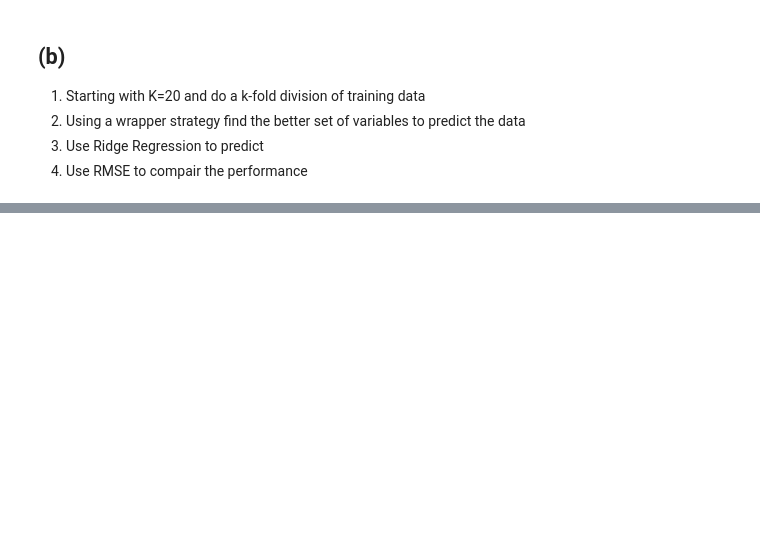
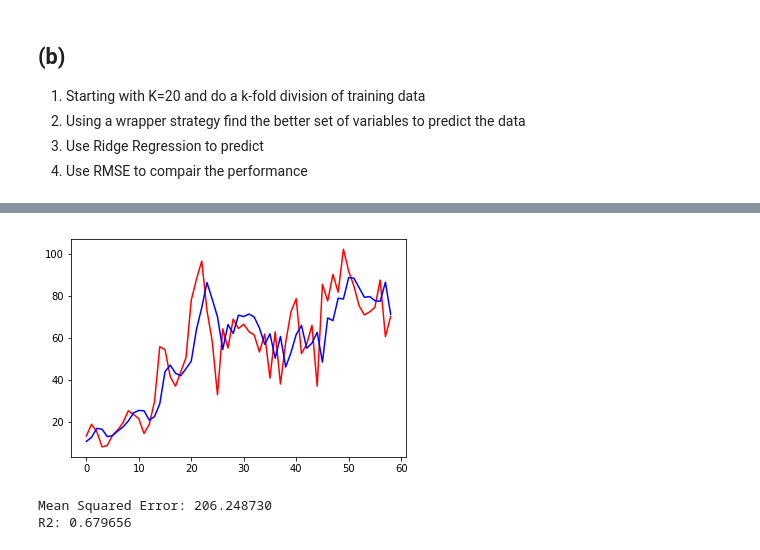
Before and after one commit to seoruosa/ia006_aprendizado-de-maquina_feec-unicamp, a Jupyter notebook: EFC/EFC1/sunspot.ipynb, the cells around one changed output, grey strips where cells are left out. Saved outputs shown, nothing was run; the diff lists cells and outputs as text; code cells hidden in the pictures; blank space fills up the shorter version.

Commit message:
wrapper with kfold with a ridge regression model

```diff
--- a/EFC/EFC1/sunspot.ipynb
+++ b/EFC/EFC1/sunspot.ipynb
@@ -127,0 +114,11 @@ KeyError: 'mean'
+# %%
+# min(all_results[5], key=lambda x:x['error']['mean'])
+print("\tError\t\tVariables")
+min_var=[]
+for n_var in all_results:
+    min_var_ = min(all_results[n_var], key=lambda x:x['error']['mean'])
+    min_var.append(min_var_)
+    print("\t%f\t%.1e\t%s" % (min_var_['error']['mean'], min_var_['error']['alpha'],min_var_['variables']))
+# min_var
+best_predictor = min(min_var, key=lambda x: x['error']['mean'])
+print("\n\nBest Predictor at train dataset\nError:\t%f\nVariables:\t%s\nalpha:\t%.1e" % (best_predictor['error']['mean'], best_predictor['variables'], best_predictor['error']['alpha']))
@@ -127,0 +143,19 @@ KeyError: 'mean'
+# %%
+# best_predictor
+lrr = Ridge(alpha=best_predictor['error']['alpha'])
+lrr.fit(X_train[:,best_predictor['variables']],Y_train)
+
+y_pred = lrr.predict(X_test[:,best_predictor['variables']])
+
+%matplotlib inline
+# plt.figure(1)
+plt.plot(Y_test, color='red')
+plt.plot(y_pred, color='blue')
+plt.show()
+
+
+print("Mean Squared Error: %f \nR2: %f" % (mean_squared_error(Y_test,y_pred), r2_score(Y_test,y_pred)))
+# %% [output]
+[figure, added]
+Mean Squared Error: 206.248730
+R2: 0.679656
```
Also changed, not shown: parts of 6 cells of this notebook, 1 other file.
